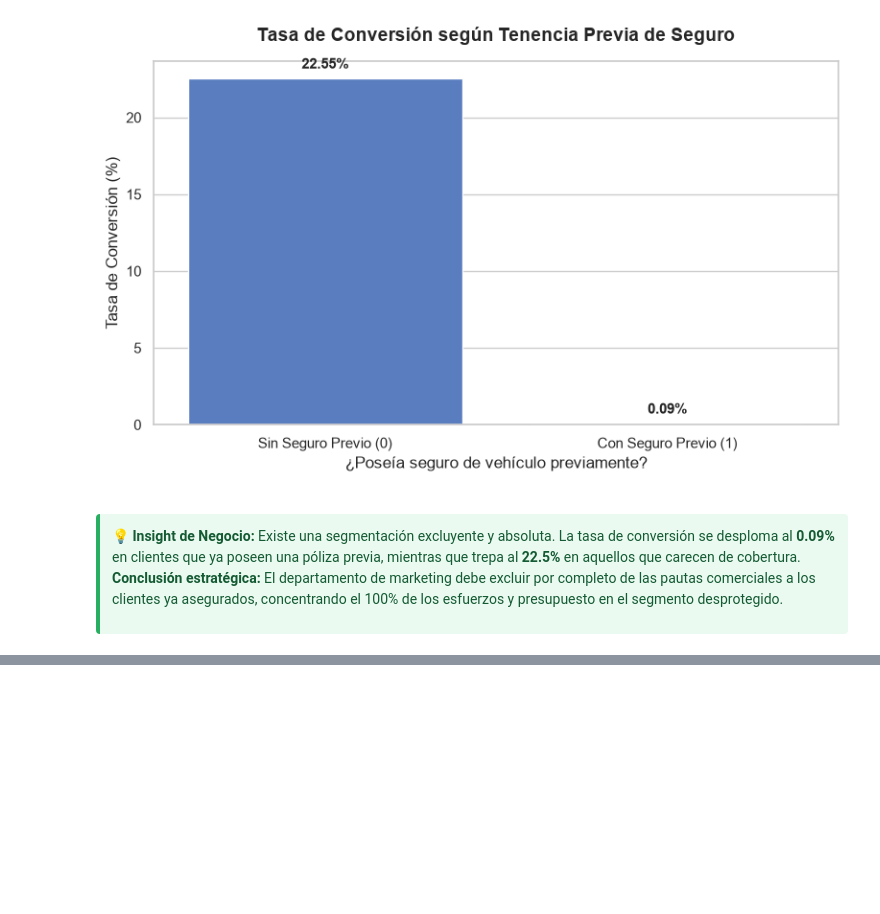
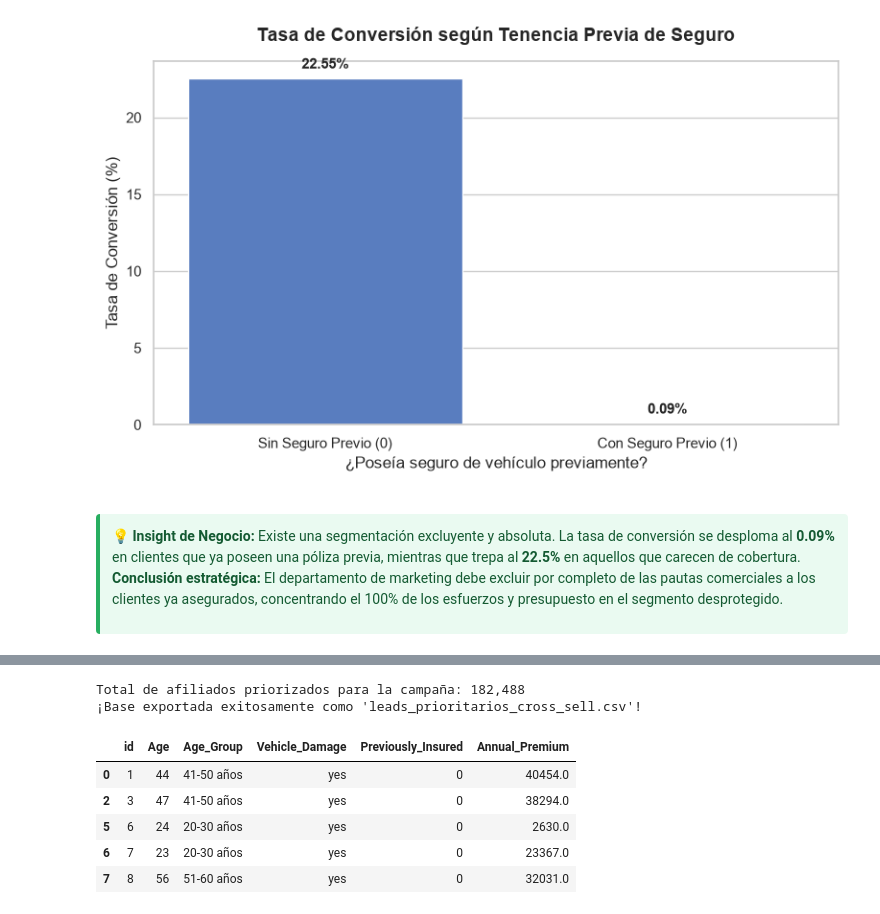
Before and after one commit to YsaacSalvatierra99/Preparacion-y-ETL, a Jupyter notebook: EDA.ipynb, the cells around one changed output, grey strips where cells are left out. Drawn from its saved outputs; the diff is of its cells as text; code cells hidden in the pictures; blank space fills up the shorter version.

```diff
--- a/EDA.ipynb
+++ b/EDA.ipynb
@@ -161,0 +215,21 @@ plt.show()
+# %%
+# Filtramos a todos los afiliados que cumplen con el perfil de alta propensión (Alto_Riesgo == 1)
+df_leads_prioritarios = df_clean[df_clean['Alto_Riesgo'] == 1]
+
+print(f"Total de afiliados priorizados para la campaña: {len(df_leads_prioritarios):,}")
+
+# Exportamos esta base filtrada a un archivo CSV listo para comercial
+df_leads_prioritarios.to_csv('leads_prioritarios_cross_sell.csv', index=False)
+print("¡Base exportada exitosamente como 'leads_prioritarios_cross_sell.csv'!")
+
+# Mostramos una vista previa de los primeros 5 clientes ideales para la campaña
+df_leads_prioritarios[['id', 'Age', 'Age_Group', 'Vehicle_Damage', 'Previously_Insured', 'Annual_Premium']].head(5)
+# %% [output]
+Total de afiliados priorizados para la campaña: 182,488
+¡Base exportada exitosamente como 'leads_prioritarios_cross_sell.csv'!
+|  | id | Age | Age_Group | Vehicle_Damage | Previously_Insured | Annual_Premium |
+| 0 | 1 | 44 | 41-50 años | yes | 0 | 40454.0 |
+| 2 | 3 | 47 | 41-50 años | yes | 0 | 38294.0 |
+| 5 | 6 | 24 | 20-30 años | yes | 0 | 2630.0 |
+| 6 | 7 | 23 | 20-30 años | yes | 0 | 23367.0 |
+| 7 | 8 | 56 | 51-60 años | yes | 0 | 32031.0 |
```
Also changed, not shown: parts of 4 cells of this notebook, 3 other files.
